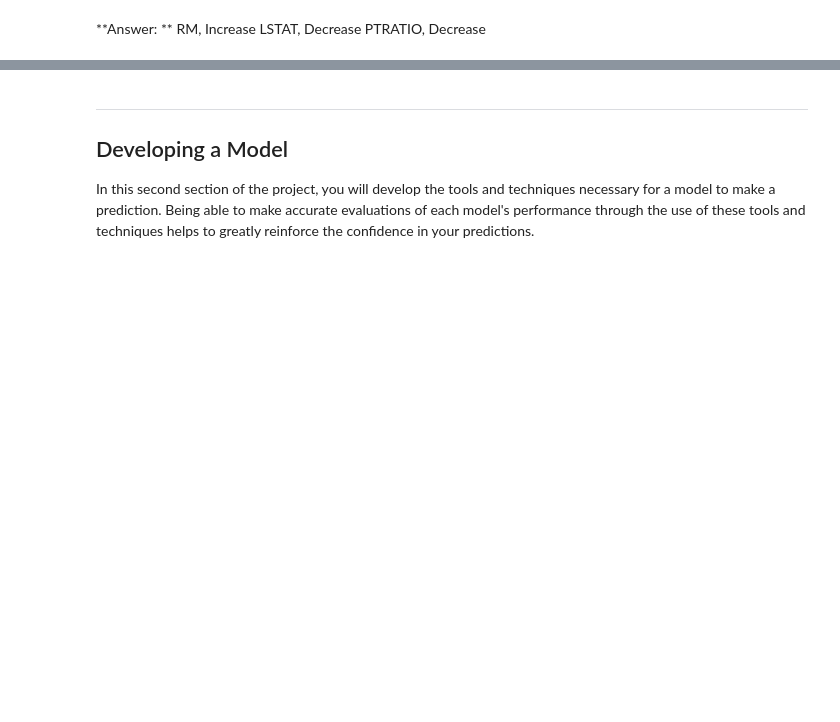
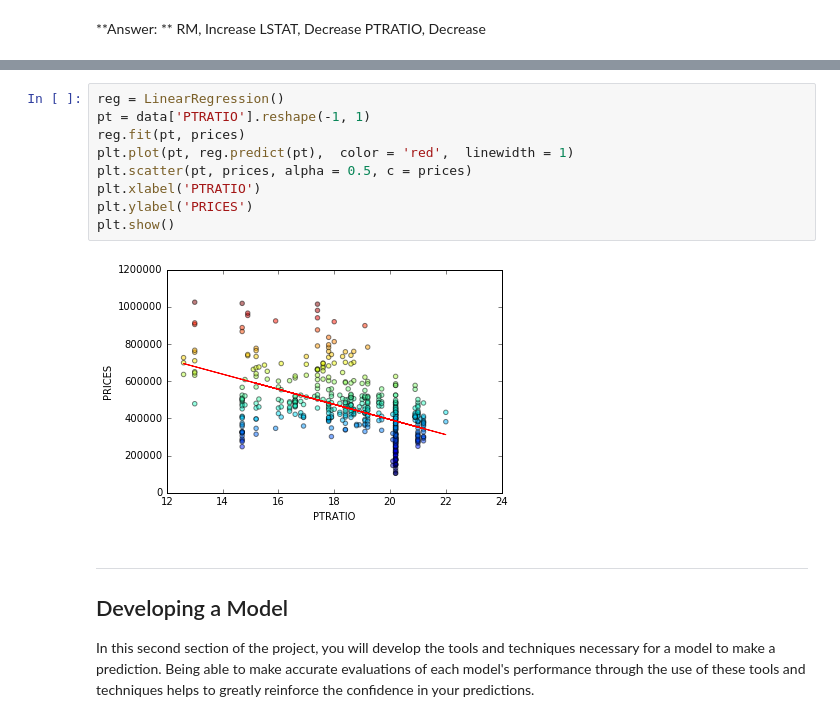
Before and after one commit to cirpue49/ml_project1, a Jupyter notebook: boston_housing.ipynb, the cells around one changed output, grey strips where cells are left out. Drawn from its saved outputs; the diff is of its cells as text; blank space fills up the shorter version.

```diff
--- a/boston_housing.ipynb
+++ b/boston_housing.ipynb
@@ -97,3 +121,14 @@ _Using your intuition, for each of the three features above, do you think that a
+# %%
+reg = LinearRegression()
+pt = data['PTRATIO'].reshape(-1, 1)
+reg.fit(pt, prices)
+plt.plot(pt, reg.predict(pt),  color = 'red',  linewidth = 1)
+plt.scatter(pt, prices, alpha = 0.5, c = prices)
+plt.xlabel('PTRATIO')
+plt.ylabel('PRICES')
+plt.show()
+# %% [output]
+[figure, added]
 # %% [markdown]
 ----
 
```
Also changed, not shown: parts of 11 cells of this notebook, 1 other file.
